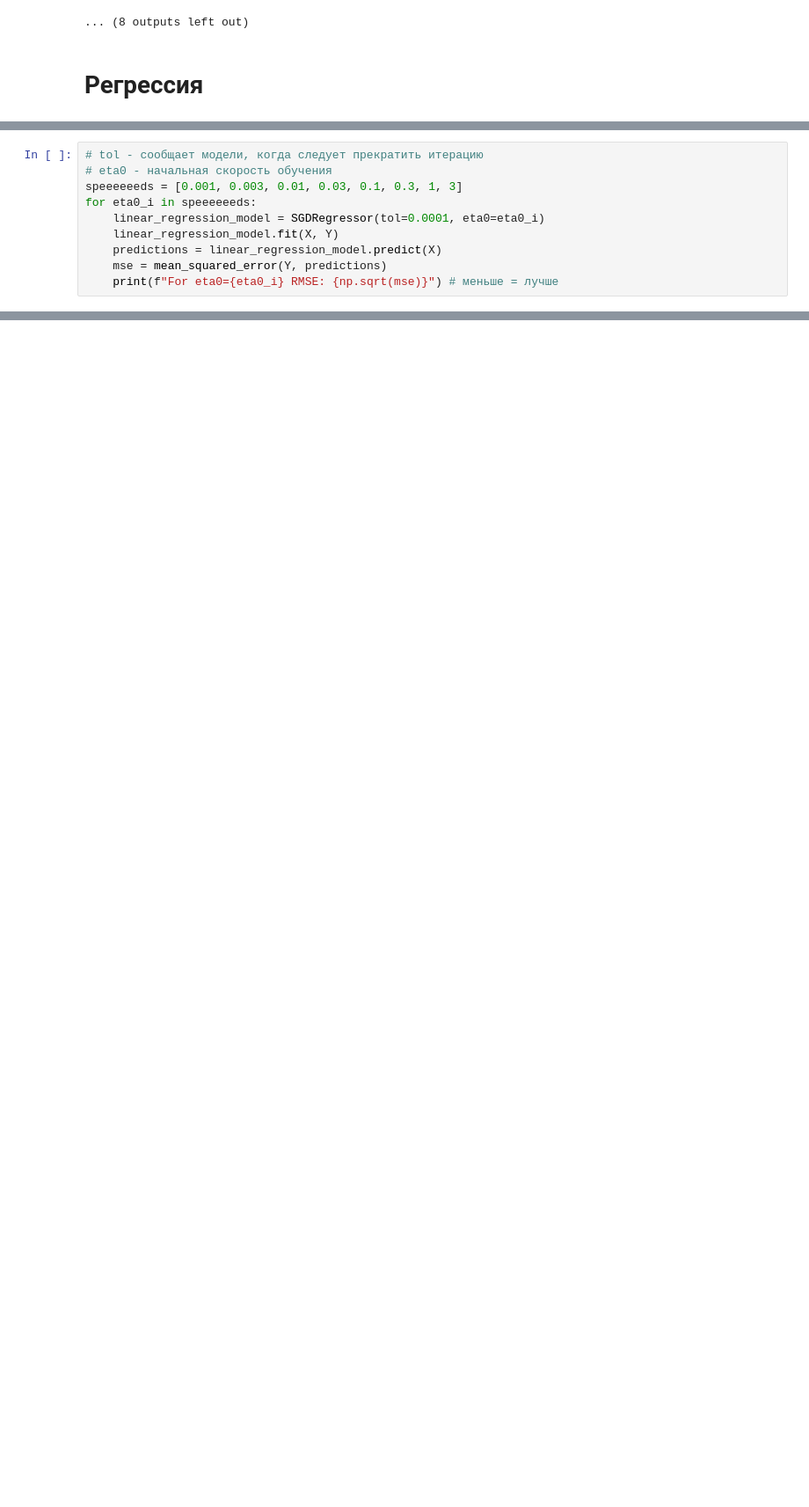
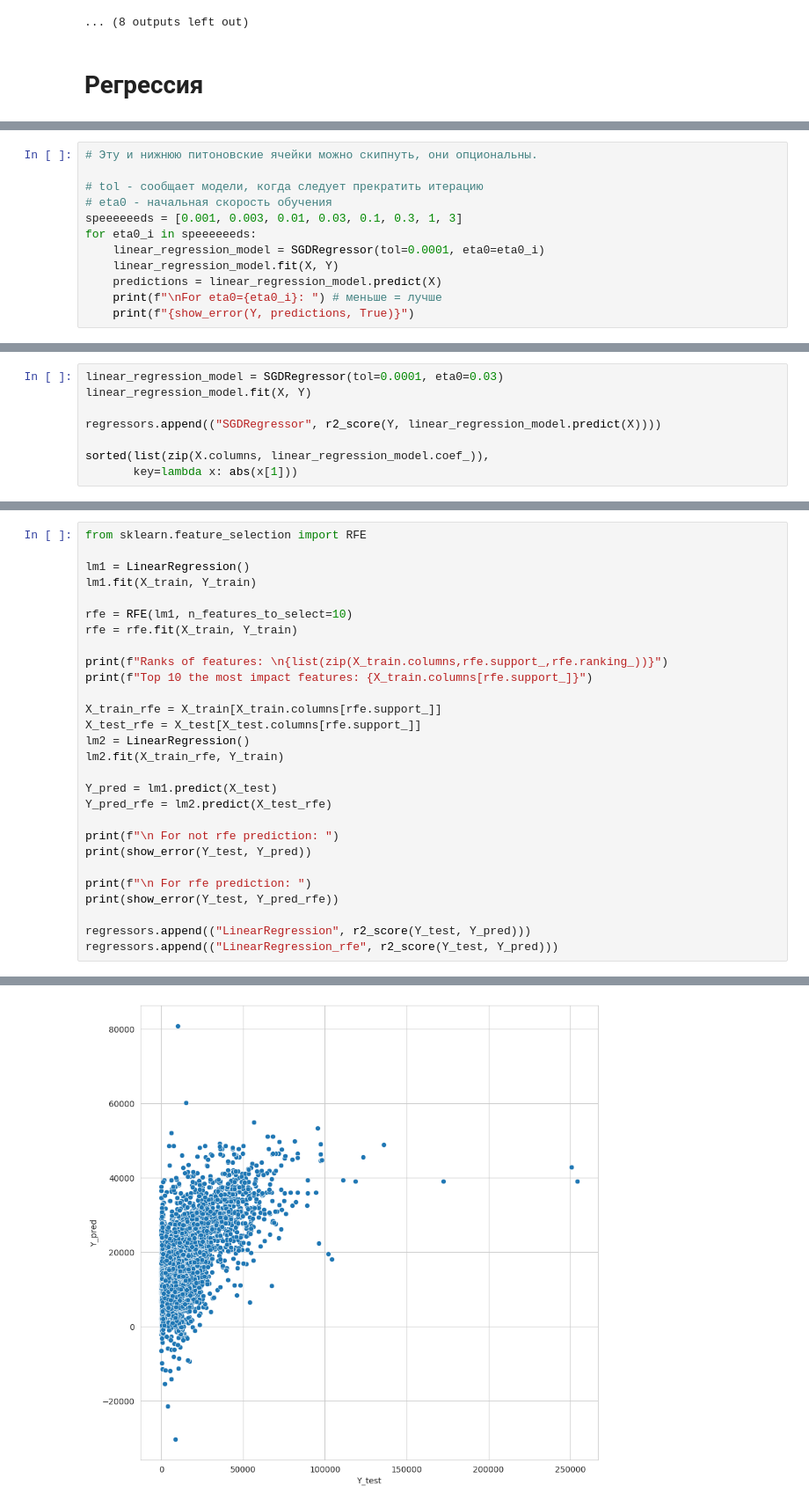
Before and after one commit to The220th/etu2022_AI_ML_NN, a Jupyter notebook: ML/lab3/lab3.ipynb, the cells around one changed output, grey strips where cells are left out. Shown at 88% size. Cells and saved outputs as stored; diff of their text form; blank space fills up the shorter version.

```diff
--- a/ML/lab3/lab3.ipynb
+++ b/ML/lab3/lab3.ipynb
@@ -670,4 +685,6 @@ def show_error(Y_test, Y_pred) -> str:
 # %%
+# Эту и нижнюю питоновские ячейки можно скипнуть, они опциональны.
+
 # tol - сообщает модели, когда следует прекратить итерацию
 # eta0 - начальная скорость обучения
 speeeeeeds = [0.001, 0.003, 0.01, 0.03, 0.1, 0.3, 1, 3]
@@ -675,6 +692,6 @@ for eta0_i in speeeeeeds:
     linear_regression_model = SGDRegressor(tol=0.0001, eta0=eta0_i)
     linear_regression_model.fit(X, Y)
     predictions = linear_regression_model.predict(X)
-    mse = mean_squared_error(Y, predictions)
-    print(f"For eta0={eta0_i} RMSE: {np.sqrt(mse)}") # меньше = лучше
+    print(f"\nFor eta0={eta0_i}: ") # меньше = лучше
+    print(f"{show_error(Y, predictions, True)}")
 # %% [output]
@@ -849,0 +715,8 @@ RMSE: 14551.792803664508
+# %%
+linear_regression_model = SGDRegressor(tol=0.0001, eta0=0.03)
+linear_regression_model.fit(X, Y)
+
+regressors.append(("SGDRegressor", r2_score(Y, linear_regression_model.predict(X))))
+
+sorted(list(zip(X.columns, linear_regression_model.coef_)),
+       key=lambda x: abs(x[1]))
@@ -849,0 +743,29 @@ RMSE: 14551.792803664508
+# %%
+from sklearn.feature_selection import RFE
+
+lm1 = LinearRegression()
+lm1.fit(X_train, Y_train)
+
+rfe = RFE(lm1, n_features_to_select=10)
+rfe = rfe.fit(X_train, Y_train)
+
+print(f"Ranks of features: \n{list(zip(X_train.columns,rfe.support_,rfe.ranking_))}")
+print(f"Top 10 the most impact features: {X_train.columns[rfe.support_]}")
+
+X_train_rfe = X_train[X_train.columns[rfe.support_]]
+X_test_rfe = X_test[X_test.columns[rfe.support_]]
+lm2 = LinearRegression()
+lm2.fit(X_train_rfe, Y_train)
+
+Y_pred = lm1.predict(X_test)
+Y_pred_rfe = lm2.predict(X_test_rfe)
+
+print(f"\n For not rfe prediction: ")
+print(show_error(Y_test, Y_pred))
+
+print(f"\n For rfe prediction: ")
+print(show_error(Y_test, Y_pred_rfe))
+
+regressors.append(("LinearRegression", r2_score(Y_test, Y_pred)))
+regressors.append(("LinearRegression_rfe", r2_score(Y_test, Y_pred)))
+# %% [output]
@@ -849,0 +790 @@ RMSE: 14551.792803664508
+[figure, added]
```
Also changed, not shown: parts of 44 cells of this notebook, 8 other files.
